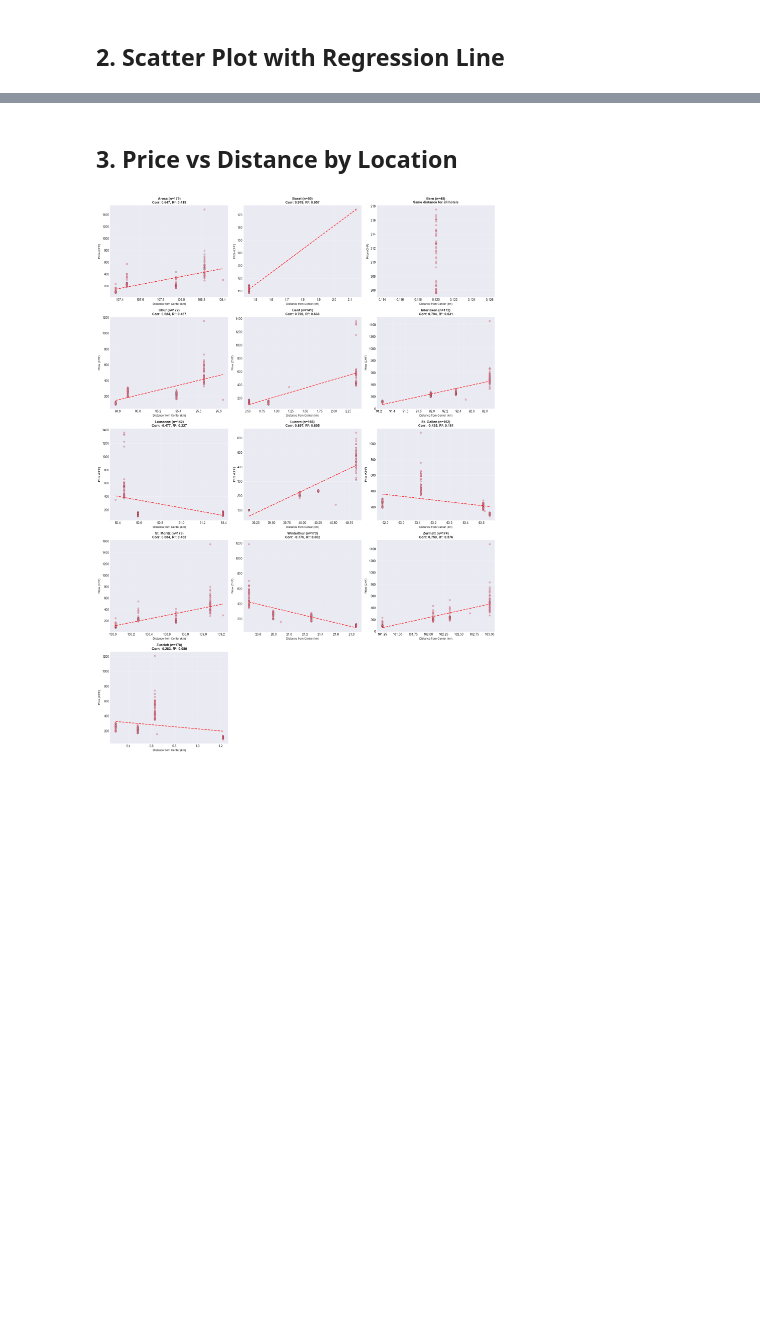
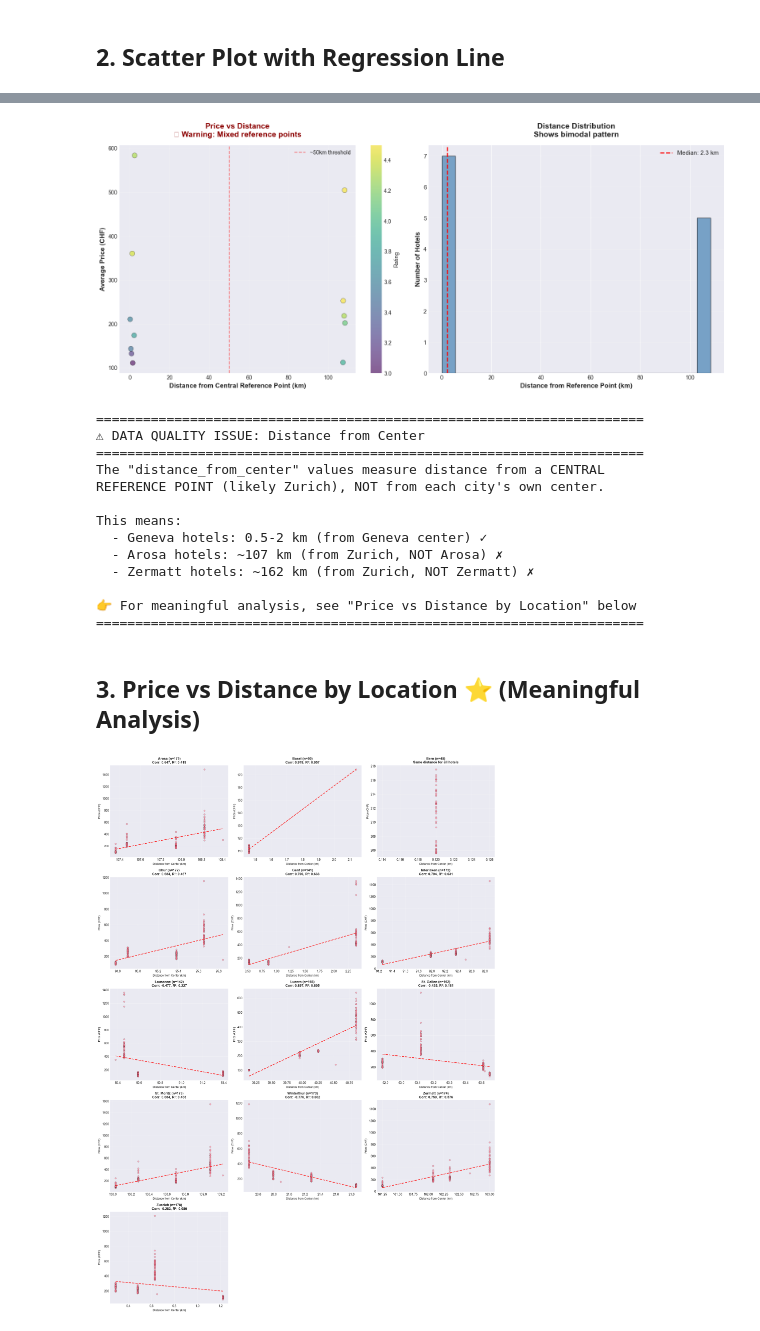
Before and after one commit to AlanGit12/DA_Task, a Jupyter notebook: notebooks/03_price_distance_correlation.ipynb, the cells around one changed output, grey strips where cells are left out. Saved outputs shown, nothing was run; the diff lists cells and outputs as text; code cells hidden in the pictures; blank space fills up the shorter version.

```diff
--- a/notebooks/03_price_distance_correlation.ipynb
+++ b/notebooks/03_price_distance_correlation.ipynb
@@ -110,5 +103,70 @@ plt.show()
+# %%
+# NOTE: The 'distance_from_center' column in this dataset is problematic
+# It measures distance from a CENTRAL REFERENCE POINT (likely Zurich),
+# NOT from each individual city's center.
+#
+# This creates a bimodal distribution:
+# - City hotels (Geneva, Basel, Bern): 0-5 km from their city center ✓
+# - Mountain/distant hotels (Arosa, Zermatt): 90-160 km from Zurich ✗
+#
+# For meaningful analysis, see Section 3 (per-location analysis) instead.
+
+fig, axes = plt.subplots(1, 2, figsize=(16, 7))
+
+# Left: Show the problematic overall distribution
+axes[0].scatter(hotel_avg['distance_from_center'], hotel_avg['avg_price'],
+           alpha=0.6, s=80, c=hotel_avg['rating'], cmap='viridis',
+           edgecolors='black', linewidth=0.5)
+axes[0].set_xlabel('Distance from Central Reference Point (km)', fontsize=12, fontweight='bold')
+axes[0].set_ylabel('Average Price (CHF)', fontsize=12, fontweight='bold')
+axes[0].set_title('Price vs Distance\n⚠ Warning: Mixed reference points',
+         fontsize=14, fontweight='bold', pad=15, color='darkred')
+axes[0].axvline(x=50, color='red', linestyle='--', alpha=0.5, label='~50km threshold')
+axes[0].colorbar = plt.colorbar(axes[0].collections[0], ax=axes[0], label='Rating')
+axes[0].legend()
+axes[0].grid(True, alpha=0.3)
+
+# Right: Show histogram of distances to illustrate the issue
+axes[1].hist(hotel_avg['distance_from_center'], bins=20, edgecolor='black', alpha=0.7, color='steelblue')
+axes[1].axvline(hotel_avg['distance_from_center'].median(), color='red',
+               linestyle='--', linewidth=2, label=f'Median: {hotel_avg["distance_from_center"].median():.1f} km')
+axes[1].set_xlabel('Distance from Reference Point (km)', fontsize=12, fontweight='bold')
+axes[1].set_ylabel('Number of Hotels', fontsize=12, fontweight='bold')
+axes[1].set_title('Distance Distribution\nShows bimodal pattern', fontsize=14, fontweight='bold', pad=15)
+axes[1].legend(fontsize=11)
+axes[1].grid(True, alpha=0.3, axis='y')
+
+plt.tight_layout()
+plt.show()
+
+print('\n' + '='*70)
+print('⚠ DATA QUALITY ISSUE: Distance from Center')
+print('='*70)
+print('The "distance_from_center" values measure distance from a CENTRAL')
+print('REFERENCE POINT (likely Zurich), NOT from each city\'s own center.')
+print('\nThis means:')
+print('  - Geneva hotels: 0.5-2 km (from Geneva center) ✓')
+print('  - Arosa hotels: ~107 km (from Zurich, NOT Arosa) ✗')
+print('  - Zermatt hotels: ~162 km (from Zurich, NOT Zermatt) ✗')
+print('\n👉 For meaningful analysis, see "Price vs Distance by Location" below')
+print('='*70)
+# %% [output]
+[figure, added]
+======================================================================
+⚠ DATA QUALITY ISSUE: Distance from Center
+======================================================================
+The "distance_from_center" values measure distance from a CENTRAL
+REFERENCE POINT (likely Zurich), NOT from each city's own center.
+
+This means:
+  - Geneva hotels: 0.5-2 km (from Geneva center) ✓
+  - Arosa hotels: ~107 km (from Zurich, NOT Arosa) ✗
+  - Zermatt hotels: ~162 km (from Zurich, NOT Zermatt) ✗
+
+👉 For meaningful analysis, see "Price vs Distance by Location" below
+======================================================================
 # %% [markdown]
-## 3. Price vs Distance by Location
+## 3. Price vs Distance by Location ⭐ (Meaningful Analysis)
 # %%
 # Use full dataset grouped by location for comprehensive analysis
 locations = df['location'].unique()
```
Also changed, not shown: parts of 2 cells of this notebook, 3 other files.
